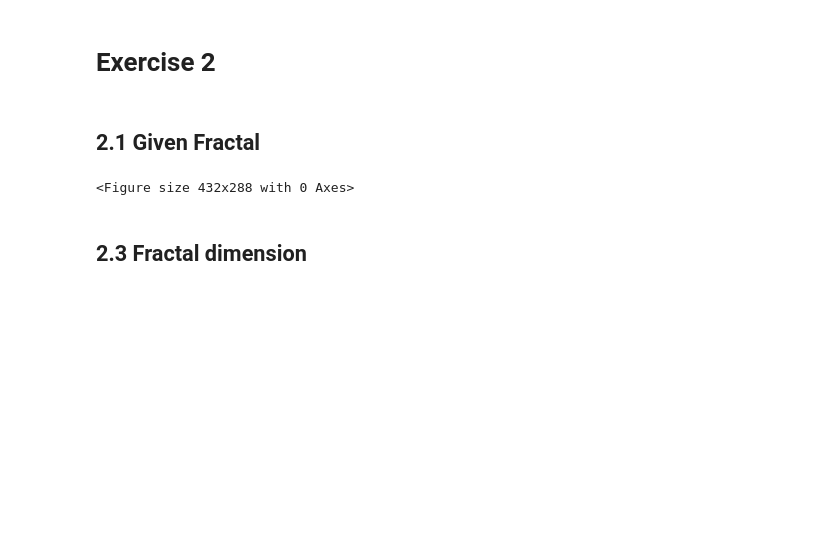
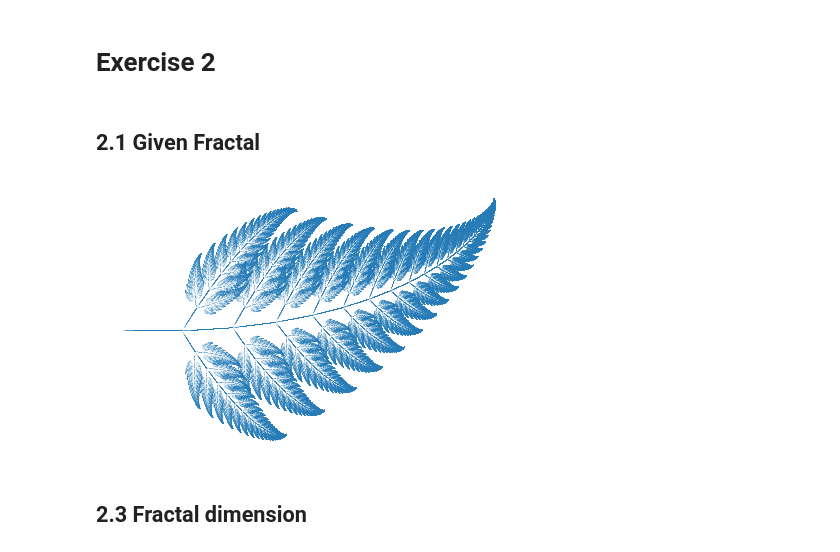
Before and after one commit to dormail/CP-2022, a Jupyter notebook: Homework 3/Exercise 2.ipynb, the cells around one changed output. Saved outputs shown, nothing was run; the diff lists cells and outputs as text; code cells hidden in the pictures; blank space fills up the shorter version.

```diff
--- a/Homework 3/Exercise 2.ipynb
+++ b/Homework 3/Exercise 2.ipynb
@@ -77,10 +77,12 @@ for _ in range(1000000):
 
 history = np.array(history)
 # %%
-plt.scatter(history[:,0], history[:,1],s=.001)
+plt.scatter(history[:,1], history[:,0],s=.001)
+plt.axis('off')
+plt.tight_layout()
 plt.savefig('build/my_rebuild.png')
 # %% [output]
-<Figure size 432x288 with 0 Axes>
+[figure, added]
 # %% [markdown]
 ## 2.3 Fractal dimension
 # %%
```
Also changed, not shown: parts of 3 cells of this notebook, 1 other file.
